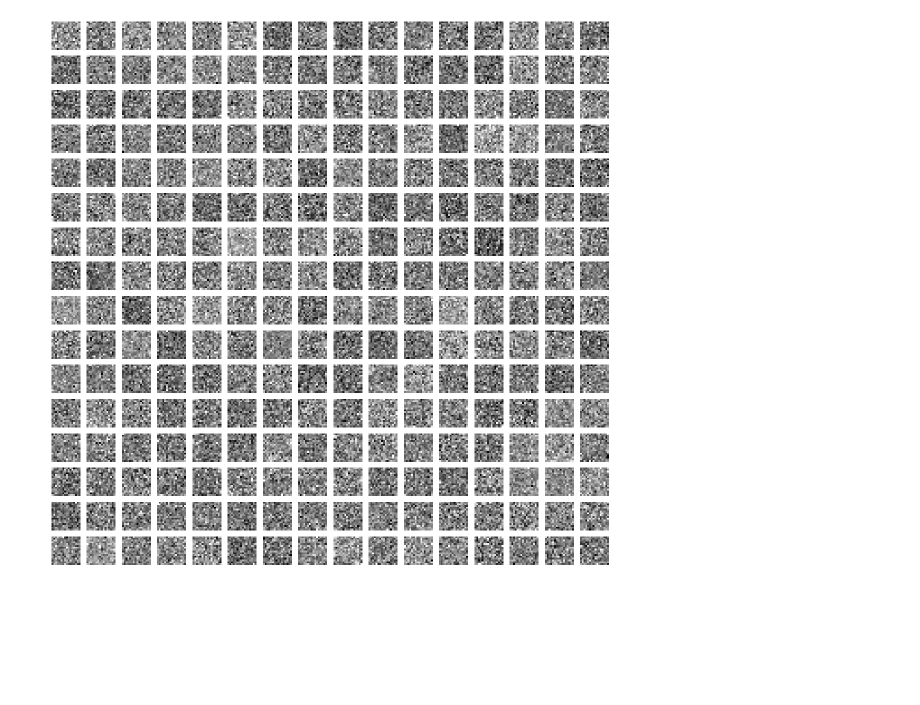
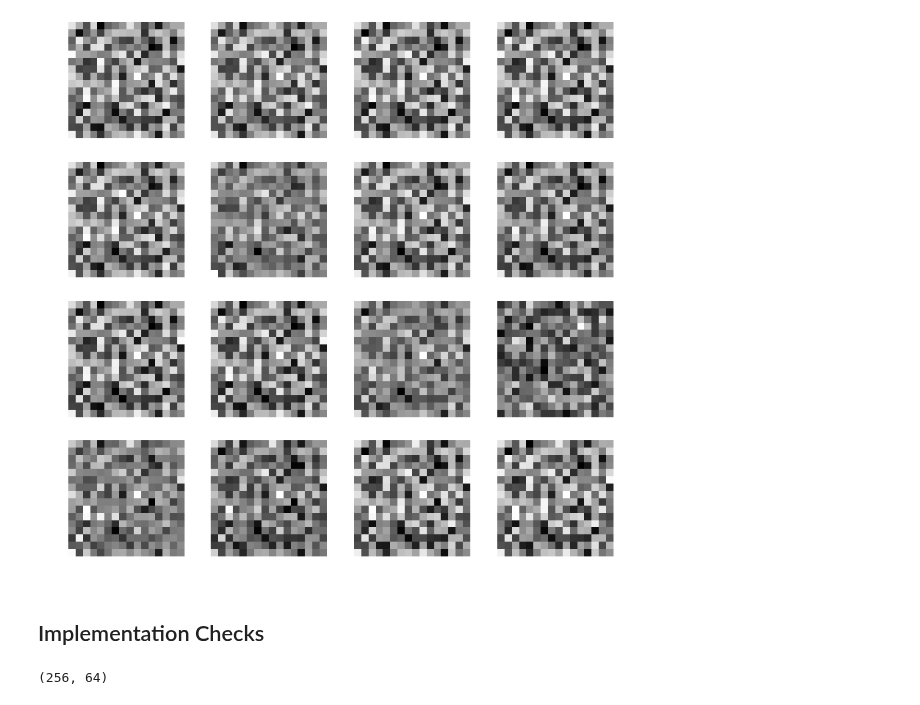
Before and after one commit to dpaiton/DeepSparseCoding, a Jupyter notebook: monitor_train2.ipynb, the cells around one changed output. Saved outputs shown, nothing was run; the diff lists cells and outputs as text; code cells hidden in the pictures; blank space fills up the shorter version.

Commit message:
add implemenataion checks

```diff
--- a/monitor_train2.ipynb
+++ b/monitor_train2.ipynb
@@ -28,3 +45,22 @@ log_file = (analysis_params.model_dir+"/logfiles/"+analysis_params.model_name+"_
+# %%
+def plot_steps(w, vec_i=0, transpose=False, nrows=4, ncols=4):
+    step = len(w)-1
+    fig, ax = plt.subplots(nrows, nrows, figsize=(12, 12))
+    for i in range(nrows):
+        for j in range(ncols):
+            if transpose:
+                vec = (w[step][vec_i, :] / np.linalg.norm(w[step][vec_i], ord=2)).reshape(16, 16)
+            else:
+                vec = (w[step][:, vec_i].T / np.linalg.norm(w[step][vec_i].T, ord=2)).reshape(16 ,16) # should be col vectors
+
+            ax[i, j].imshow(vec, cmap="gray")
+            ax[i, j].axis('off')
+            step -= 1
+
+            if step == 0:
+                plt.show()
+                return
+    plt.show()
 # %%
 logger = Logger(filename=None)
 log_text = logger.load_file(log_file)
@@ -134,4 +104,8 @@ plot_weight(w_synth, 20)
-# %%
-plot_weight(w_analy, 49)
-# %% [output]
-[figure, removed]
+# %%
+#plot_steps(w_analy, vec_i=3)
+plot_steps(w_synth, vec_i=2)
+#plot_steps(avg_grad, vec_i=-1)
+# %% [output]
+[figure, added]
+# %% [markdown]
+## Implementation Checks
@@ -137,0 +121,11 @@ plot_weight(w_analy, 49)
+# %%
+# sum arr (num_dim by num_groups)
+sum_arr = []
+for g_s, g_i in zip(native_group_sizes, native_group_index):
+    g_vec = np.zeros(num_pixels)
+    g_vec[g_i:g_i+g_s] += 1
+    sum_arr.append(g_vec)
+sum_arr = np.float32(np.stack(sum_arr, axis=1))
+sum_arr.shape
+# %% [output]
+(256, 64)
```
Also changed, not shown: parts of 31 cells of this notebook.
